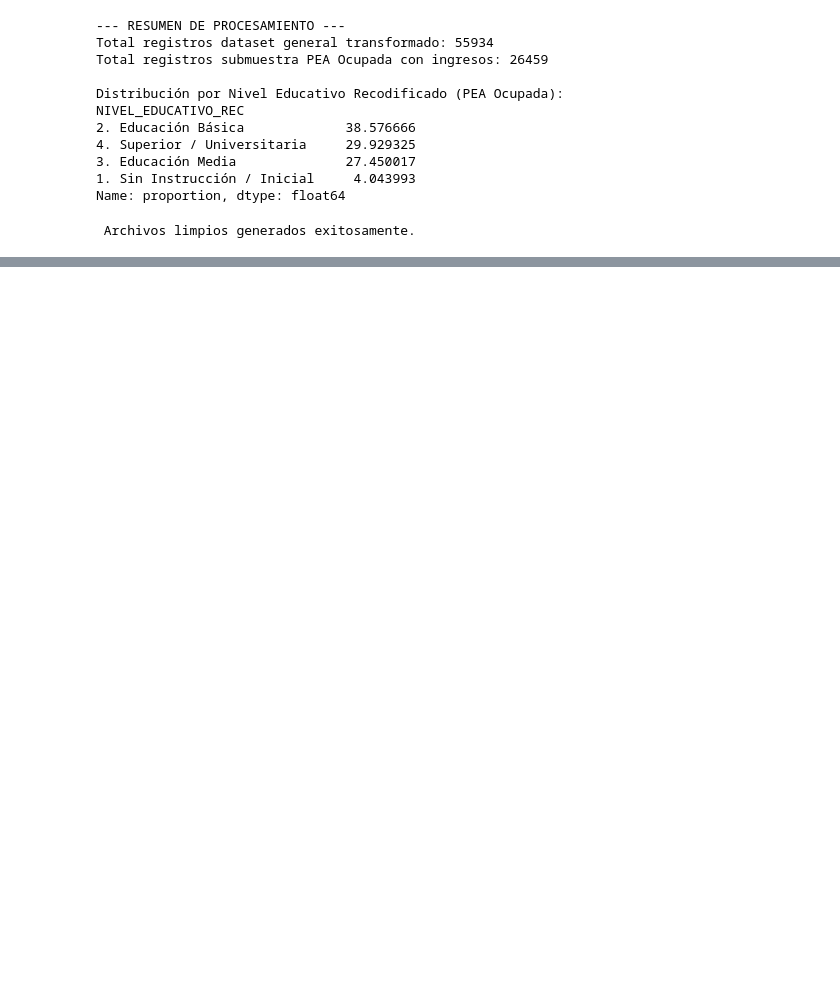
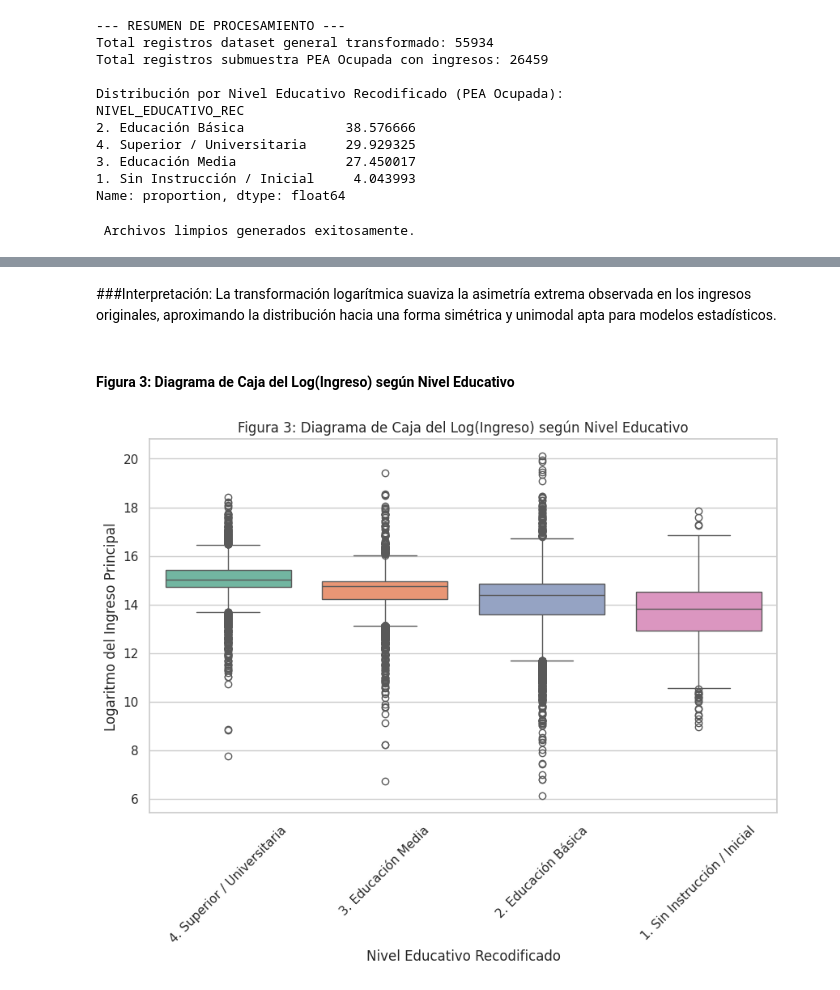
Before and after one commit to fiomusmeci-rgb/Proyecto_DataScience, a Jupyter notebook: notebooks/Notebook.ipynb, the cells around one changed output, grey strips where cells are left out. Cells and saved outputs as stored; diff of their text form; code cells hidden in the pictures; blank space fills up the shorter version.

```diff
--- a/notebooks/Notebook.ipynb
+++ b/notebooks/Notebook.ipynb
@@ -181,0 +411,14 @@ print("\n Archivos limpios generados exitosamente.")
+# %% [markdown]
+###Interpretación: La transformación logarítmica suaviza la asimetría extrema observada en los ingresos originales, aproximando la distribución hacia una forma simétrica y unimodal apta para modelos estadísticos.
+# %% [markdown]
+#### Figura 3: Diagrama de Caja del Log(Ingreso) según Nivel Educativo
+# %%
+plt.figure(figsize=(10, 6))
+sns.boxplot(data=df_pea, x='NIVEL_EDUCATIVO_REC', y='LN_INGPRINC', hue='NIVEL_EDUCATIVO_REC', palette='Set2', legend=False)
+plt.title('Figura 3: Diagrama de Caja del Log(Ingreso) según Nivel Educativo')
+plt.xlabel('Nivel Educativo Recodificado')
+plt.ylabel('Logaritmo del Ingreso Principal')
+plt.xticks(rotation=45)
+plt.show()
+# %% [output]
+[figure, added]
```
Also changed, not shown: parts of 28 cells of this notebook, 2 other files.
